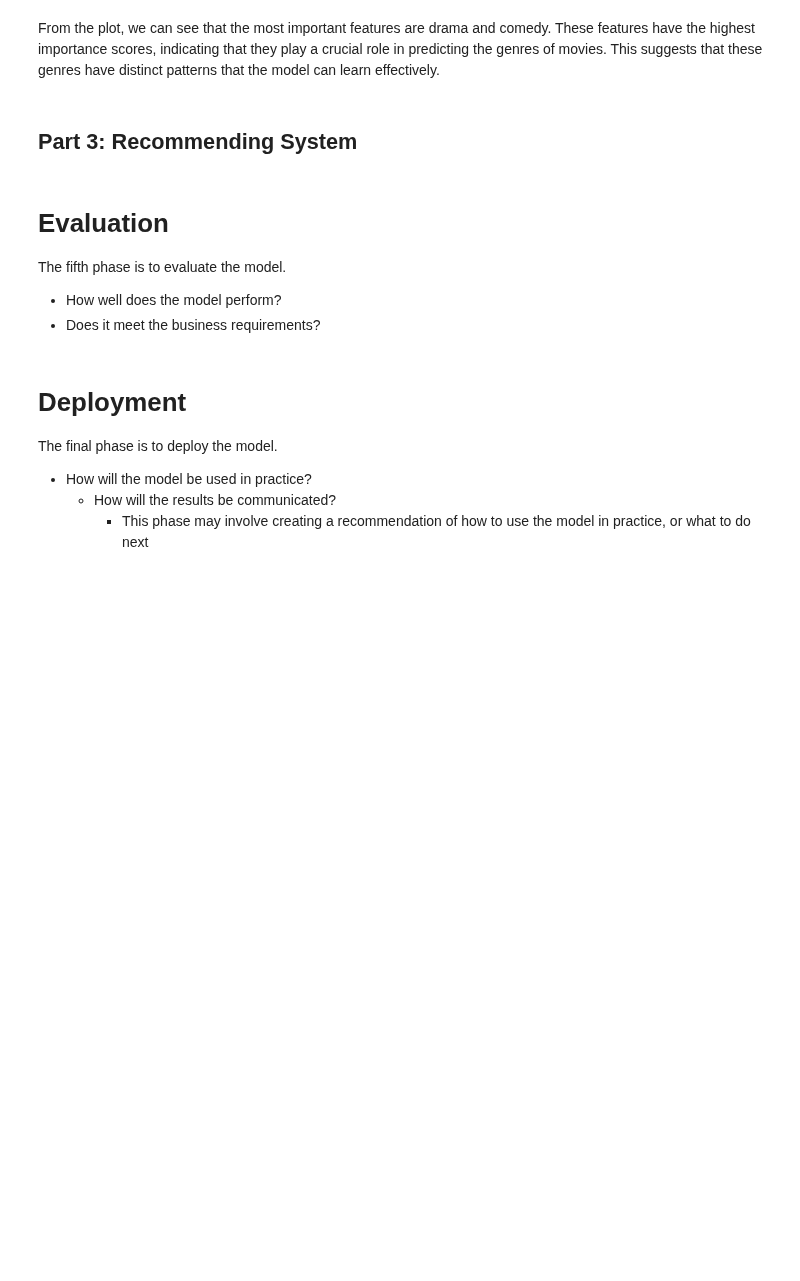
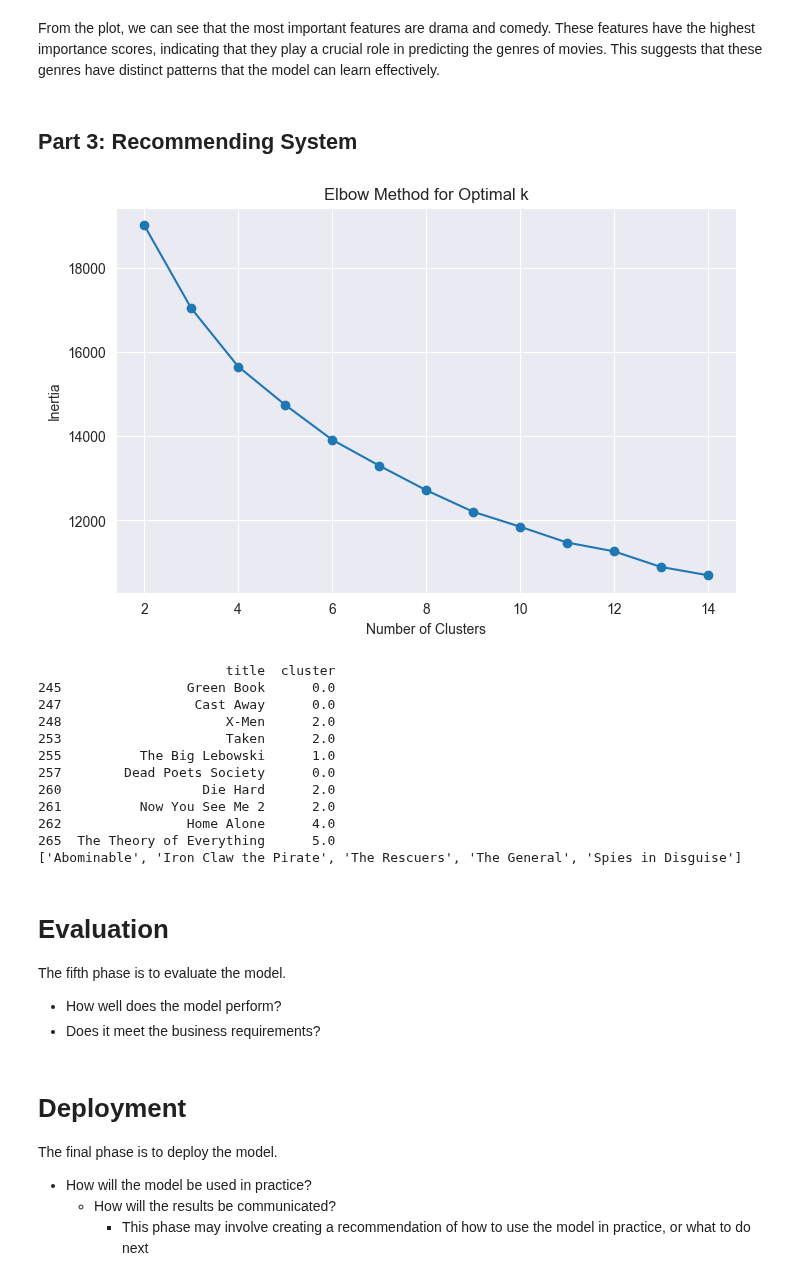
Before and after one commit to Islake/KoneOppiminen, a Jupyter notebook: tasks/Harjoitustyö.ipynb, the cells around one changed output. Saved outputs shown, nothing was run; the diff lists cells and outputs as text; code cells hidden in the pictures; blank space fills up the shorter version.

Commit message:
Jonkunlainen clustering suosittelija

```diff
--- a/tasks/Harjoitustyö.ipynb
+++ b/tasks/Harjoitustyö.ipynb
@@ -108,17 +108,21 @@ df = df[(df['budget'] > 1000) & (df['revenue'] > 1000)]  # Remove unrealistic bu
 df = df[(df['runtime'] >= 10) & (df['runtime'] <= 300)]  # Keep reasonable runtime
 
 # Select relevant columns
+title_mapping = df[['title']].copy()
 df = df[['title', 'vote_average', 'vote_count', 'revenue', 'budget', 'runtime',
          'popularity', 'genres', 'production_companies']]
 
 # Convert genres into binary columns (One-Hot Encoding)
 genre_dummies = df['genres'].str.get_dummies(sep=', ')
-df = df.join(genre_dummies)  # Add new binary genre columns
 
-# Drop non-numeric columns **if they exist**
+# Join the genre_dummies with the original DataFrame, specifying suffixes to avoid column overlap
+df = df.join(genre_dummies, rsuffix='_genre')
+
+# Drop non-numeric columns if they exist
 columns_to_drop = ['title', 'genres', 'production_companies']
 df.drop(columns=[col for col in columns_to_drop if col in df.columns], inplace=True)
 
+df = df.join(title_mapping)
 # Standardization
 scaler = StandardScaler()
 df[['budget', 'revenue', 'runtime', 'popularity', 'vote_count']] = scaler.fit_transform(
@@ -147,7 +151,9 @@ y_genre = genre_dummies  # Use multi-label classification
 # Ensure X_genre and y_genre have the same number of samples
 X_genre, y_genre = X_genre.align(y_genre, join='inner', axis=0)
 
-X_clustering = df[['log_budget', 'log_revenue', 'runtime', 'log_popularity']]
+X_clustering = df[['runtime', 'log_popularity'] + list(genre_dummies.columns)]
+
+
 
 # Print dataset shape and first few rows after cleaning
 print("\nFinal dataset shape:", df.shape)
@@ -263,6 +254,65 @@ plt.show()
 From the plot, we can see that the most important features are drama and comedy. These features have the highest importance scores, indicating that they play a crucial role in predicting the genres of movies. This suggests that these genres have distinct patterns that the model can learn effectively.
 # %% [markdown]
 ## Part 3: Recommending System
+# %%
+from sklearn.cluster import KMeans
+import matplotlib.pyplot as plt
+# Choose number of clusters using the Elbow Method
+inertia = []
+K_range = range(2, 15)
+
+for k in K_range:
+    kmeans = KMeans(n_clusters=k, random_state=42, n_init=10)
+    kmeans.fit(X_clustering)
+    inertia.append(kmeans.inertia_)
+
+# Plot the Elbow Curve
+plt.figure(figsize=(8, 5))
+plt.plot(K_range, inertia, marker='o')
+plt.xlabel('Number of Clusters')
+plt.ylabel('Inertia')
+plt.title('Elbow Method for Optimal k')
+plt.show()
+
+# Train K-Means with the selected k
+optimal_k = 6
+kmeans = KMeans(n_clusters=optimal_k, random_state=42, n_init=10)
+df, X_clustering = df.align(X_clustering, join='inner', axis=0)
+df.loc[X_clustering.index, 'cluster'] = kmeans.fit_predict(X_clustering)
+
+
+# Display sample movies and their assigned clusters
+print(df[['title', 'cluster']].head(10))
+
+def recommend_movies(movie_title, df, title_mapping, n=5):
+    # Check if the movie title exists in title_mapping
+    if movie_title not in title_mapping['title'].values:
+        return "Movie not found in the dataset."
+
+    # Find the cluster of the given movie (use df, which contains the cluster labels)
+    movie_cluster = df[df['title'] == movie_title]['cluster'].values[0]
+
+    # Get other movies from the same cluster
+    similar_movies = df[df['cluster'] == movie_cluster].sample(n=n)['title'].tolist()
+
+    return similar_movies
+
+# Example: Get recommendations for a movie
+print(recommend_movies("Home Alone", df, title_mapping, n=5))
+# %% [output]
+[figure, added]
+                        title  cluster
+245                Green Book      0.0
+247                 Cast Away      0.0
+248                     X-Men      2.0
+253                     Taken      2.0
+255          The Big Lebowski      1.0
+257        Dead Poets Society      0.0
+260                  Die Hard      2.0
+261          Now You See Me 2      2.0
+262                Home Alone      4.0
+265  The Theory of Everything      5.0
+['Abominable', 'Iron Claw the Pirate', 'The Rescuers', 'The General', 'Spies in Disguise']
 # %% [markdown]
 # Evaluation
 The fifth phase is to evaluate the model.
```
Also changed, not shown: parts of 3 cells of this notebook.
